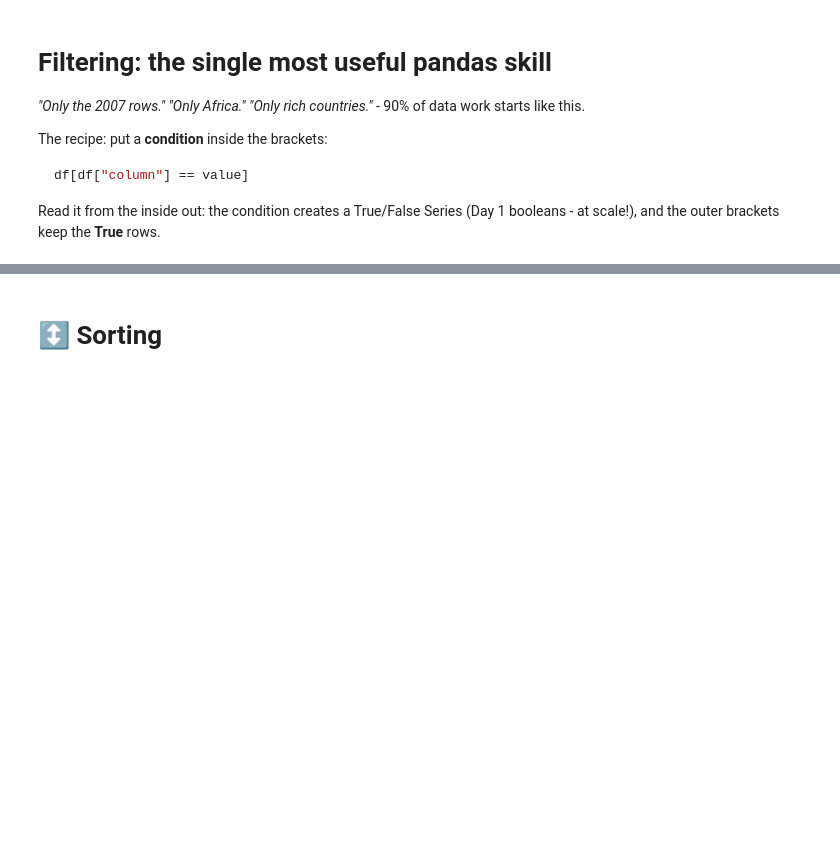
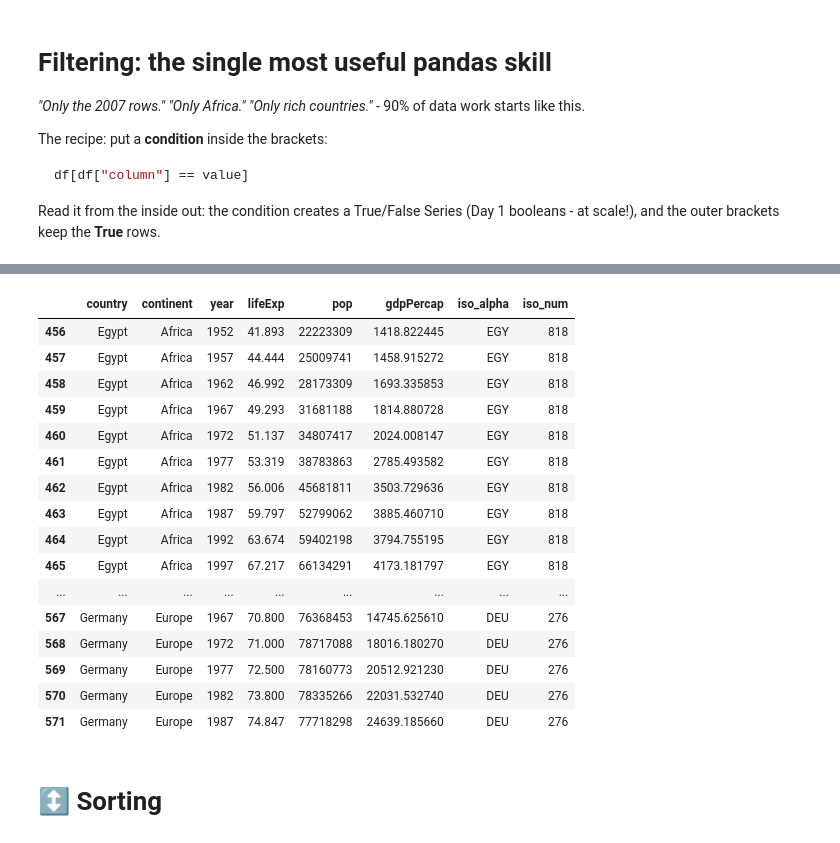
Before and after one commit to aelshehawy/gesis-python-2026, a Jupyter notebook: Day 3/Sessions/Day3_Session5_Pandas.ipynb, the cells around one changed output, grey strips where cells are left out. Drawn from its saved outputs; the diff is of its cells as text; code cells hidden in the pictures; blank space fills up the shorter version.

```diff
--- a/Day 3/Sessions/Day3_Session5_Pandas.ipynb
+++ b/Day 3/Sessions/Day3_Session5_Pandas.ipynb
@@ -188,6 +433,24 @@ gm2007[(gm2007["continent"] == "Europe") & (gm2007["lifeExp"] > 80)]
 # %%
 # A handy shortcut: .isin() for "is one of these values"
-gapminder[gapminder["country"].isin(["Germany", "Egypt"])].head(8)
+gapminder[gapminder["country"].isin(["Germany", "Egypt"])].head(20)
+# %% [output]
+|  | country | continent | year | lifeExp | pop | gdpPercap | iso_alpha | iso_num |
+| 456 | Egypt | Africa | 1952 | 41.893 | 22223309 | 1418.822445 | EGY | 818 |
+| 457 | Egypt | Africa | 1957 | 44.444 | 25009741 | 1458.915272 | EGY | 818 |
+| 458 | Egypt | Africa | 1962 | 46.992 | 28173309 | 1693.335853 | EGY | 818 |
+| 459 | Egypt | Africa | 1967 | 49.293 | 31681188 | 1814.880728 | EGY | 818 |
+| 460 | Egypt | Africa | 1972 | 51.137 | 34807417 | 2024.008147 | EGY | 818 |
+| 461 | Egypt | Africa | 1977 | 53.319 | 38783863 | 2785.493582 | EGY | 818 |
+| 462 | Egypt | Africa | 1982 | 56.006 | 45681811 | 3503.729636 | EGY | 818 |
+| 463 | Egypt | Africa | 1987 | 59.797 | 52799062 | 3885.460710 | EGY | 818 |
+| 464 | Egypt | Africa | 1992 | 63.674 | 59402198 | 3794.755195 | EGY | 818 |
+| 465 | Egypt | Africa | 1997 | 67.217 | 66134291 | 4173.181797 | EGY | 818 |
+| ... | ... | ... | ... | ... | ... | ... | ... | ... |
+| 567 | Germany | Europe | 1967 | 70.800 | 76368453 | 14745.625610 | DEU | 276 |
+| 568 | Germany | Europe | 1972 | 71.000 | 78717088 | 18016.180270 | DEU | 276 |
+| 569 | Germany | Europe | 1977 | 72.500 | 78160773 | 20512.921230 | DEU | 276 |
+| 570 | Germany | Europe | 1982 | 73.800 | 78335266 | 22031.532740 | DEU | 276 |
+| 571 | Germany | Europe | 1987 | 74.847 | 77718298 | 24639.185660 | DEU | 276 |
 # %% [markdown]
 # ↕ Sorting
 # %%
```
Also changed, not shown: parts of 35 cells of this notebook, 4 other files.
